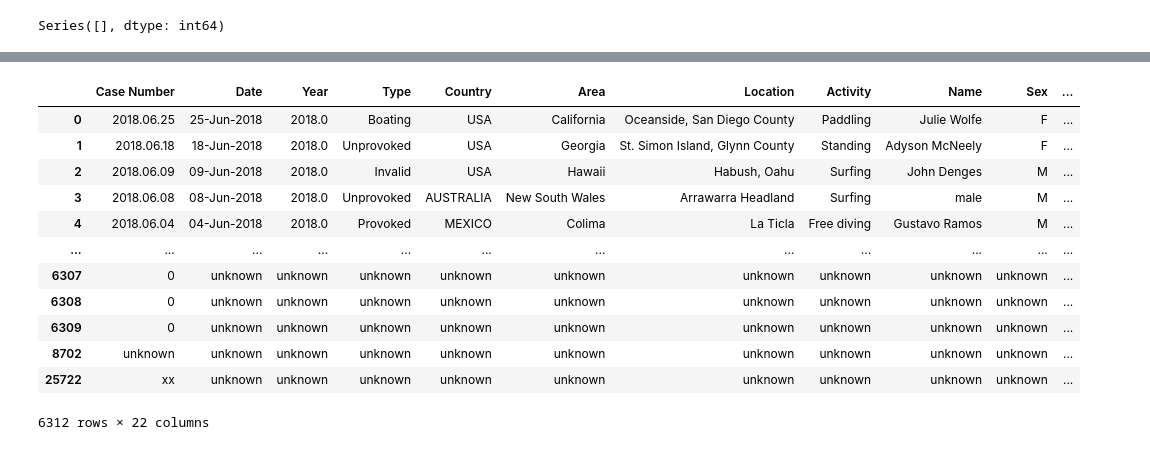
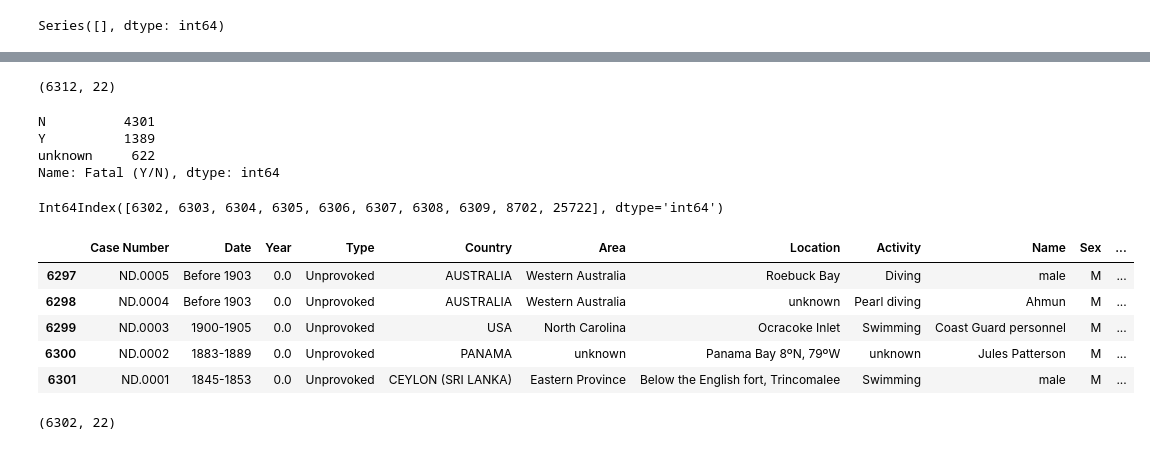
Before and after one commit to Jaimemanrique/sharks_limpieza, a Jupyter notebook: data/sharks_limpieza.ipynb, the cells around one changed output, grey strips where cells are left out. Saved outputs shown, nothing was run; the diff lists cells and outputs as text; code cells hidden in the pictures.

```diff
--- a/data/sharks_limpieza.ipynb
+++ b/data/sharks_limpieza.ipynb
@@ -97,16 +120,33 @@ Series([], dtype: int64)
 # %%
-df
+df.shape
 # %% [output]
-|  | Case Number | Date | Year | Type | Country | Area | Location | Activity | Name | Sex | ... |
-| 0 | 2018.06.25 | 25-Jun-2018 | 2018.0 | Boating | USA | California | Oceanside, San Diego County | Paddling | Julie Wolfe | F | ... |
-| 1 | 2018.06.18 | 18-Jun-2018 | 2018.0 | Unprovoked | USA | Georgia | St. Simon Island, Glynn County | Standing | Adyson McNeely | F | ... |
-| 2 | 2018.06.09 | 09-Jun-2018 | 2018.0 | Invalid | USA | Hawaii | Habush, Oahu | Surfing | John Denges | M | ... |
-| 3 | 2018.06.08 | 08-Jun-2018 | 2018.0 | Unprovoked | AUSTRALIA | New South Wales | Arrawarra Headland | Surfing | male | M | ... |
-| 4 | 2018.06.04 | 04-Jun-2018 | 2018.0 | Provoked | MEXICO | Colima | La Ticla | Free diving | Gustavo Ramos | M | ... |
-| ... | ... | ... | ... | ... | ... | ... | ... | ... | ... | ... | ... |
-| 6307 | 0 | unknown | unknown | unknown | unknown | unknown | unknown | unknown | unknown | unknown | ... |
-| 6308 | 0 | unknown | unknown | unknown | unknown | unknown | unknown | unknown | unknown | unknown | ... |
-| 6309 | 0 | unknown | unknown | unknown | unknown | unknown | unknown | unknown | unknown | unknown | ... |
-| 8702 | unknown | unknown | unknown | unknown | unknown | unknown | unknown | unknown | unknown | unknown | ... |
-| 25722 | xx | unknown | unknown | unknown | unknown | unknown | unknown | unknown | unknown | unknown | ... |
-6312 rows × 22 columns
+(6312, 22)
+# %%
+df['Fatal (Y/N)'].replace(['UNKNOWN', ' N', 'M','2017','N ','y'],
+                  ['unknown','N','unknown','unknown','N','Y'], inplace=True)
+# %%
+df['Fatal (Y/N)'].value_counts()
+# %% [output]
+N          4301
+Y          1389
+unknown     622
+Name: Fatal (Y/N), dtype: int64
+# %%
+df.tail(10).index
+# %% [output]
+Int64Index([6302, 6303, 6304, 6305, 6306, 6307, 6308, 6309, 8702, 25722], dtype='int64')
+# %%
+df.drop(df.tail(10).index, inplace = True)
+# %%
+df.tail()
+# %% [output]
+|  | Case Number | Date | Year | Type | Country | Area | Location | Activity | Name | Sex | ... |
+| 6297 | ND.0005 | Before 1903 | 0.0 | Unprovoked | AUSTRALIA | Western Australia | Roebuck Bay | Diving | male | M | ... |
+| 6298 | ND.0004 | Before 1903 | 0.0 | Unprovoked | AUSTRALIA | Western Australia | unknown | Pearl diving | Ahmun | M | ... |
+| 6299 | ND.0003 | 1900-1905 | 0.0 | Unprovoked | USA | North Carolina | Ocracoke Inlet | Swimming | Coast Guard personnel | M | ... |
+| 6300 | ND.0002 | 1883-1889 | 0.0 | Unprovoked | PANAMA | unknown | Panama Bay 8ºN, 79ºW | unknown | Jules Patterson | M | ... |
+| 6301 | ND.0001 | 1845-1853 | 0.0 | Unprovoked | CEYLON (SRI LANKA) | Eastern Province | Below the English fort, Trincomalee | Swimming | male | M | ... |
+# %%
+df.shape
+# %% [output]
+(6302, 22)
```
Also changed, not shown: parts of 16 cells of this notebook, 1 other file.
